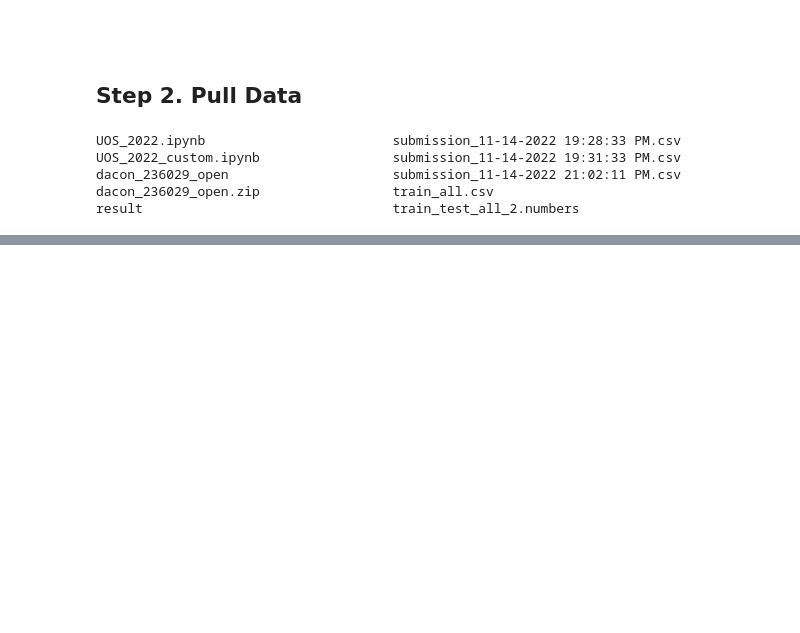
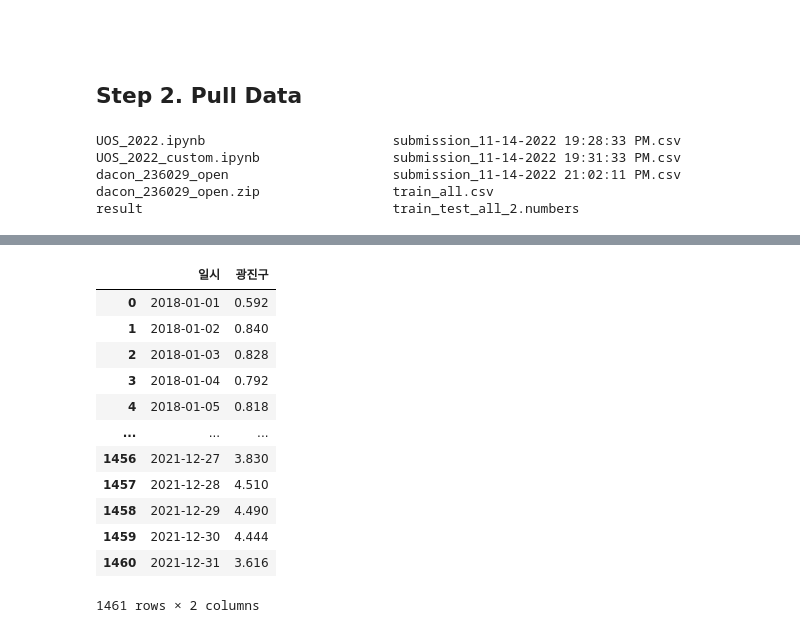
Before and after one commit to sainthm/MGS_AI_DS, a Jupyter notebook: YDK/ML/project/dacon/UOS_2022/UOS_2022_custom.ipynb, the cells around one changed output, grey strips where cells are left out. Saved outputs shown, nothing was run; the diff lists cells and outputs as text; code cells hidden in the pictures; blank space fills up the shorter version.

```diff
--- a/YDK/ML/project/dacon/UOS_2022/UOS_2022_custom.ipynb
+++ b/YDK/ML/project/dacon/UOS_2022/UOS_2022_custom.ipynb
@@ -193,0 +174,21 @@ train
+# %%
+# 광진구의 경우 > df_g
+df = pd.DataFrame(train)
+# df
+
+df_g = df[['일시', '광진구']]
+df_g
+# %% [output]
+|  | 일시 | 광진구 |
+| 0 | 2018-01-01 | 0.592 |
+| 1 | 2018-01-02 | 0.840 |
+| 2 | 2018-01-03 | 0.828 |
+| 3 | 2018-01-04 | 0.792 |
+| 4 | 2018-01-05 | 0.818 |
+| ... | ... | ... |
+| 1456 | 2021-12-27 | 3.830 |
+| 1457 | 2021-12-28 | 4.510 |
+| 1458 | 2021-12-29 | 4.490 |
+| 1459 | 2021-12-30 | 4.444 |
+| 1460 | 2021-12-31 | 3.616 |
+1461 rows × 2 columns
```
Also changed, not shown: parts of 13 cells of this notebook.
